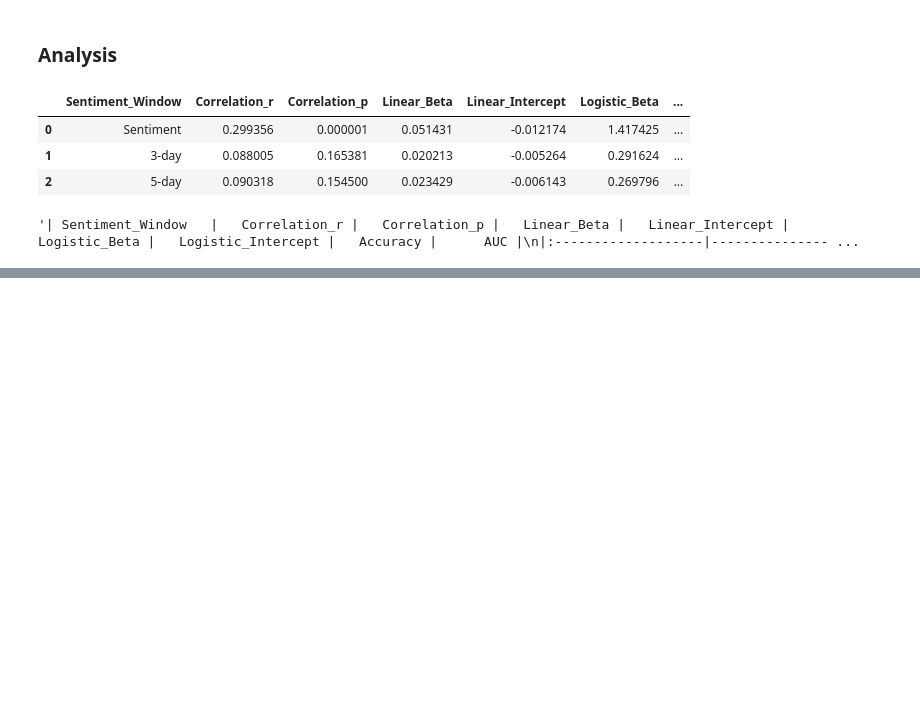
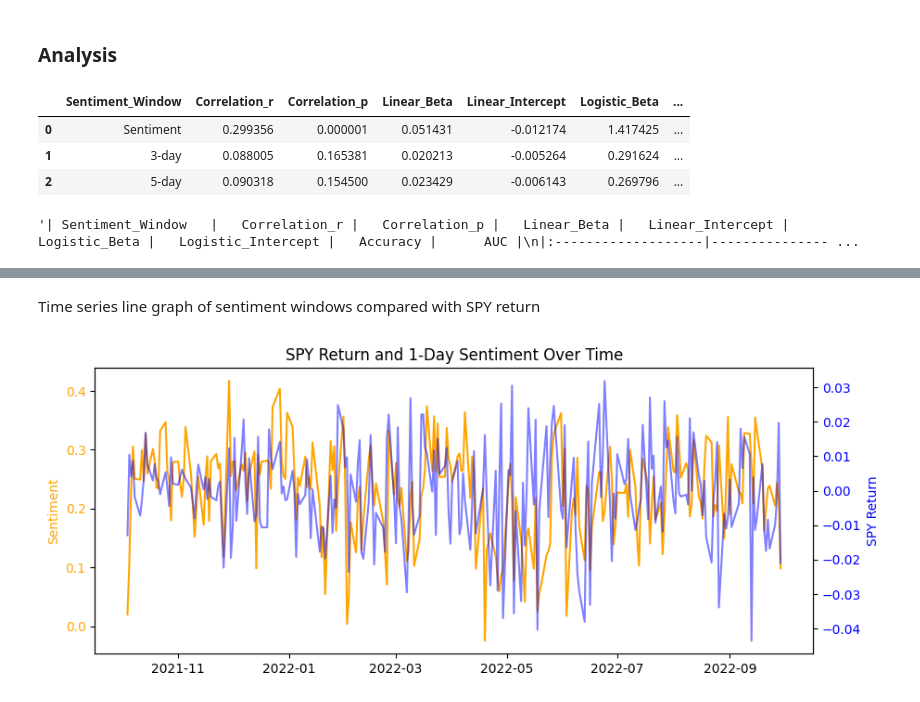
Before and after one commit to nathanxli/market-sentiment, a Jupyter notebook: market-direction/market_direction.ipynb, the cells around one changed output, grey strips where cells are left out. Cells and saved outputs as stored; diff of their text form; code cells hidden in the pictures; blank space fills up the shorter version.

```diff
--- a/market-direction/market_direction.ipynb
+++ b/market-direction/market_direction.ipynb
@@ -174,0 +191,19 @@ results_df.to_markdown(index=False)
+# %% [markdown]
+Time series line graph of sentiment windows compared with SPY return
+# %%
+fig, ax1 = plt.subplots(figsize=(10, 4))
+
+ax2 = ax1.twinx()
+ax1.plot(df['Date'], df['Sentiment'], color='orange', label='1-day Sentiment')
+ax2.plot(df['Date'], df['Return'], color='blue', alpha=0.5, label='SPY Return')
+
+ax1.set_ylabel('Sentiment', color='orange')
+ax2.set_ylabel('SPY Return', color='blue')
+ax1.tick_params(axis='y', labelcolor='orange')
+ax2.tick_params(axis='y', labelcolor='blue')
+
+ax1.set_title('SPY Return and 1-Day Sentiment Over Time')
+
+plt.savefig('1day_sentiment_return_line')
+# %% [output]
+[figure, added]
```
Also changed, not shown: parts of 6 cells of this notebook, 4 other files.
